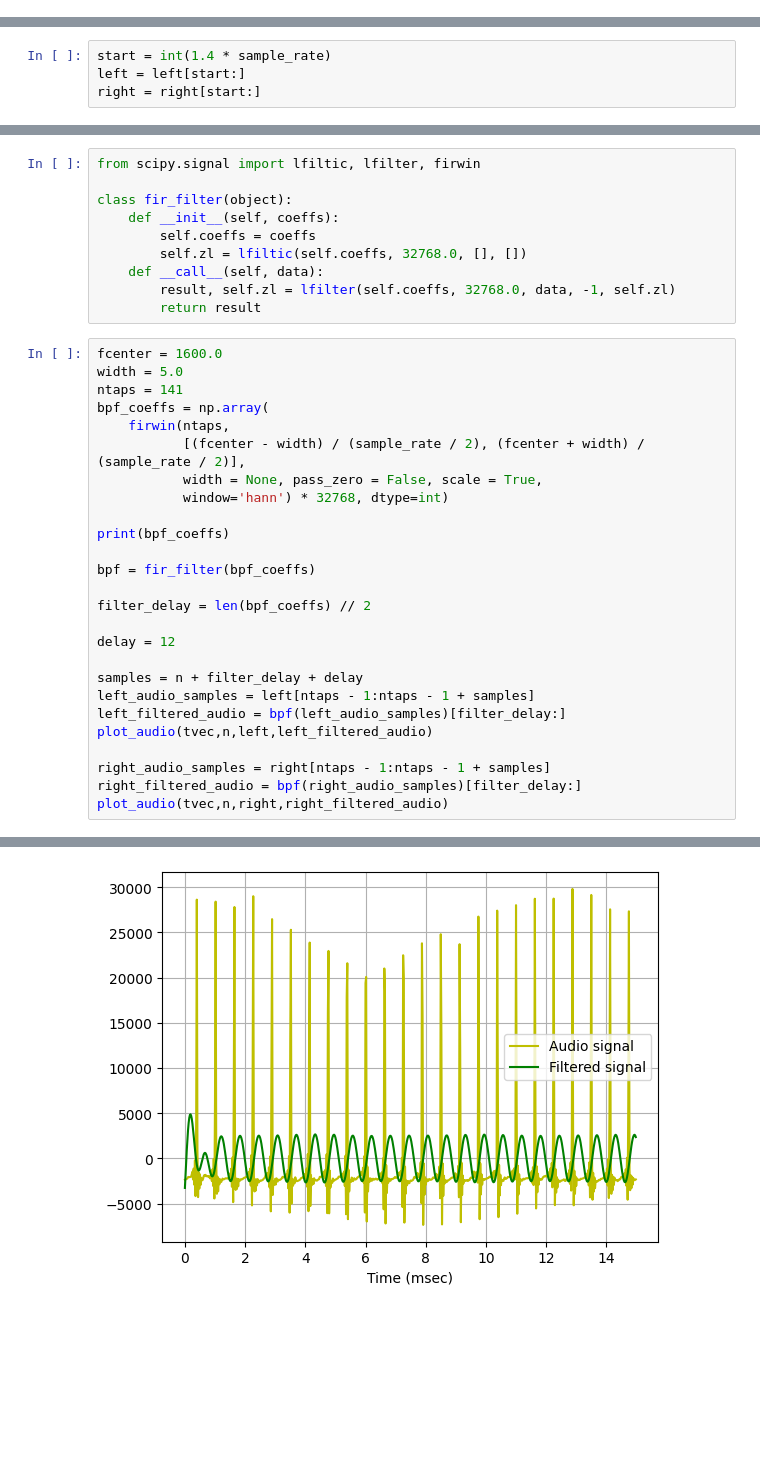
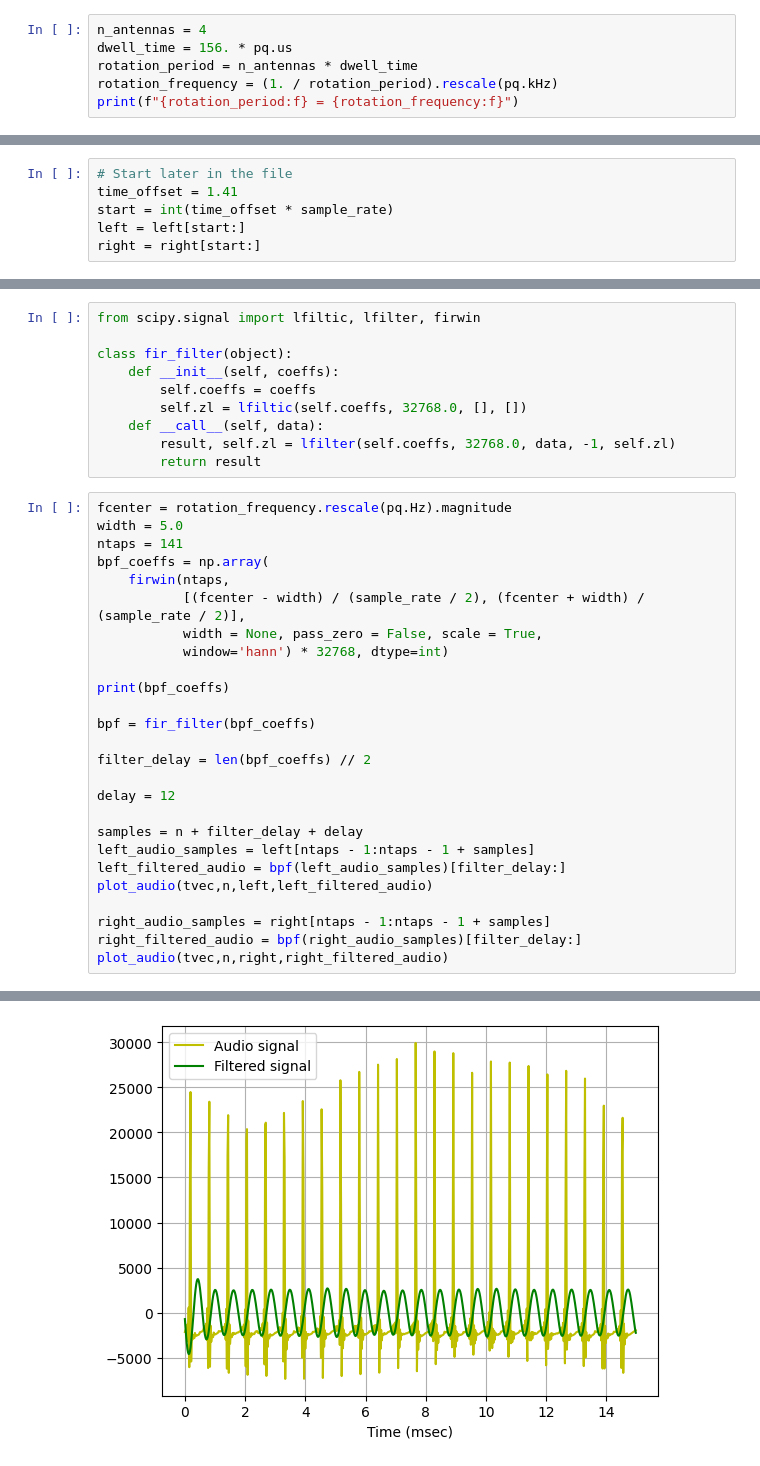
Before and after one commit to charlieh0tel/ddf_analysis, a Jupyter notebook: DopplerAnalysis1.ipynb, the cells around one changed output, grey strips where cells are left out. Drawn from its saved outputs; the diff is of its cells as text; blank space fills up the shorter version.

```diff
--- a/DopplerAnalysis1.ipynb
+++ b/DopplerAnalysis1.ipynb
@@ -16,3 +25,9 @@ def ReadWAVFromURL(url):
     with tempfile.NamedTemporaryFile(delete=True) as tmp_file:
       shutil.copyfileobj(response, tmp_file)
       return scipy.io.wavfile.read(tmp_file.name)
+# %%
+n_antennas = 4
+dwell_time = 156. * pq.us
+rotation_period = n_antennas * dwell_time
+rotation_frequency = (1. / rotation_period).rescale(pq.kHz)
+print(f"{rotation_period:f} = {rotation_frequency:f}")
@@ -49,7 +66,9 @@ def plot_audio(time_sec,n_samples,signal,filtered=None):
         plt.plot(time_sec[:n_samples]*1000,filtered[:n_samples],'g-',label='Filtered signal')
     plt.legend()
 # %%
-start = int(1.4 * sample_rate)
+# Start later in the file
+time_offset = 1.41
+start = int(time_offset * sample_rate)
 left = left[start:]
 right = right[start:]
 # %%
@@ -74,7 +93,7 @@ class fir_filter(object):
         result, self.zl = lfilter(self.coeffs, 32768.0, data, -1, self.zl)
         return result
 # %%
-fcenter = 1600.0
+fcenter = rotation_frequency.rescale(pq.Hz).magnitude
 width = 5.0
 ntaps = 141
 bpf_coeffs = np.array(
@@ -115 +134 @@ plot_audio(tvec,n,right,right_filtered_audio)
-[figure, old version]
+[figure, new version]
```
Also changed, not shown: parts of 5 cells of this notebook.
